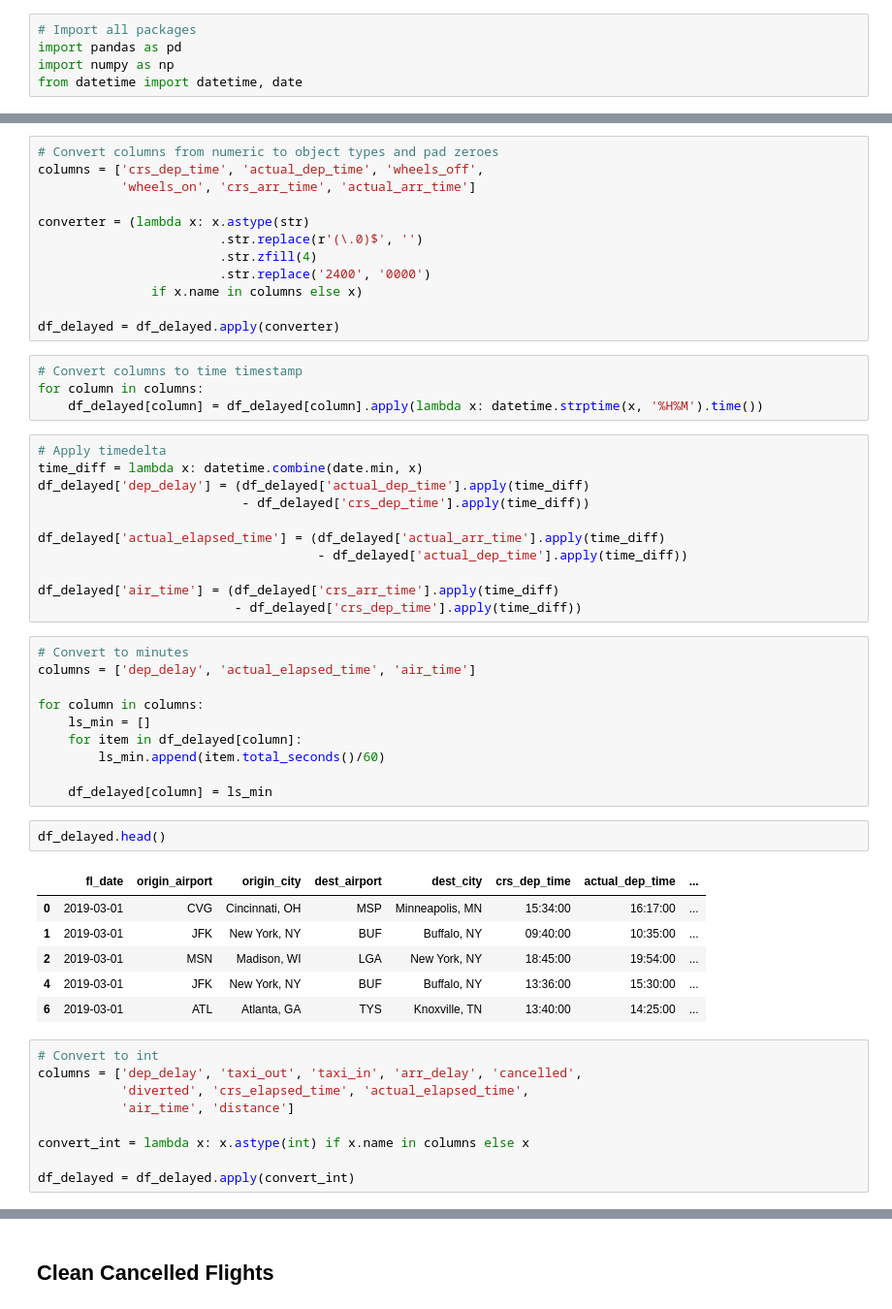
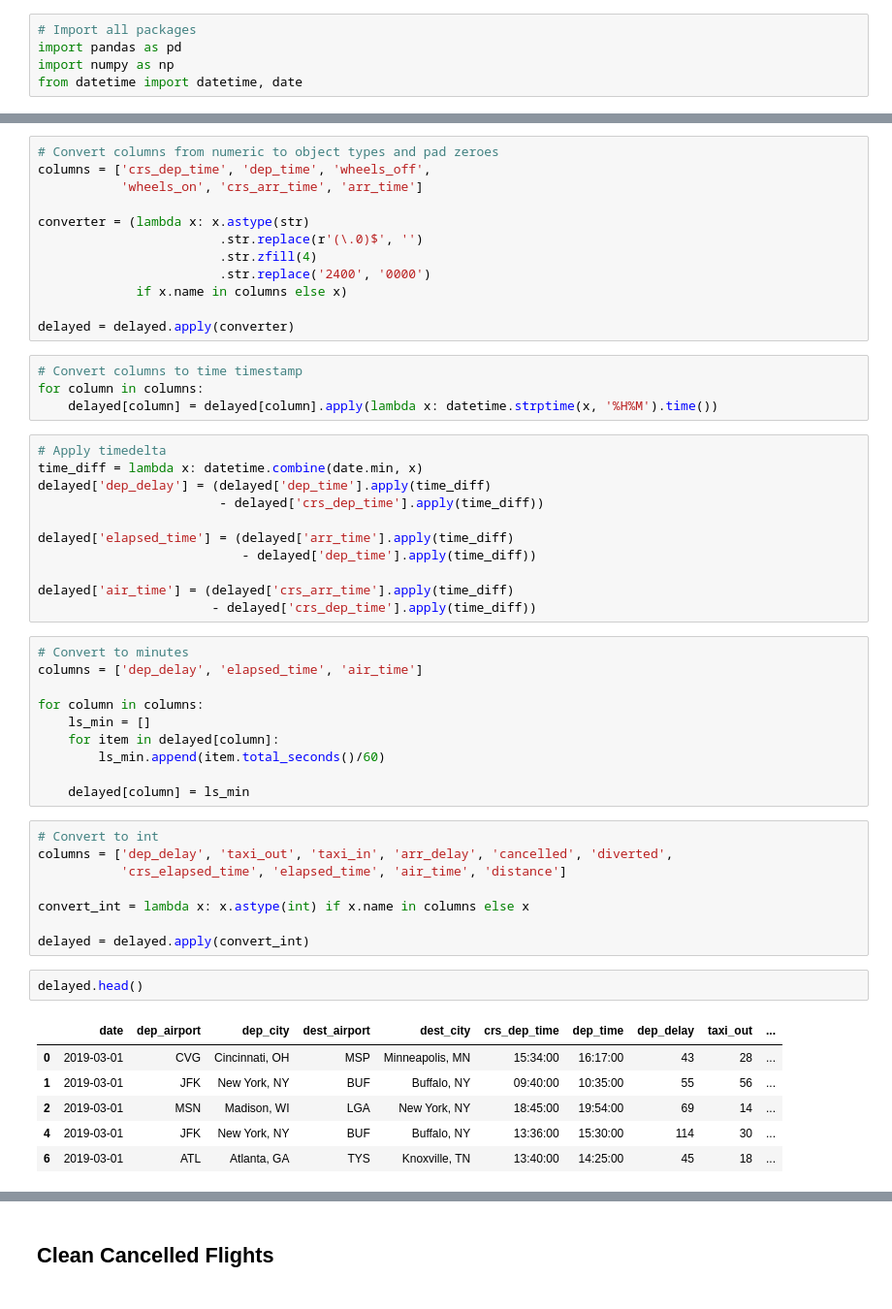
Before and after one commit to thaysmartinez/flights-data-exploration, a Jupyter notebook: clean-flights-data.ipynb, the cells around one changed output, grey strips where cells are left out. Shown at 97% size. Cells and saved outputs as stored; diff of their text form.

Commit message:
refactor: Rename DataFrame columns

```diff
--- a/clean-flights-data.ipynb
+++ b/clean-flights-data.ipynb
@@ -60,55 +67,54 @@ df_delayed['fl_date'] = pd.to_datetime(df_delayed['fl_date'])
 # %%
 # Convert columns from numeric to object types and pad zeroes
-columns = ['crs_dep_time', 'actual_dep_time', 'wheels_off',
-           'wheels_on', 'crs_arr_time', 'actual_arr_time']
+columns = ['crs_dep_time', 'dep_time', 'wheels_off',
+           'wheels_on', 'crs_arr_time', 'arr_time']
 
 converter = (lambda x: x.astype(str)
                         .str.replace(r'(\.0)$', '')
                         .str.zfill(4)
                         .str.replace('2400', '0000')
-               if x.name in columns else x)
+             if x.name in columns else x)
 
-df_delayed = df_delayed.apply(converter)
+delayed = delayed.apply(converter)
 # %%
 # Convert columns to time timestamp
 for column in columns:
-    df_delayed[column] = df_delayed[column].apply(lambda x: datetime.strptime(x, '%H%M').time())
+    delayed[column] = delayed[column].apply(lambda x: datetime.strptime(x, '%H%M').time())
 # %%
 # Apply timedelta
 time_diff = lambda x: datetime.combine(date.min, x)
-df_delayed['dep_delay'] = (df_delayed['actual_dep_time'].apply(time_diff)
-                           - df_delayed['crs_dep_time'].apply(time_diff))
+delayed['dep_delay'] = (delayed['dep_time'].apply(time_diff)
+                        - delayed['crs_dep_time'].apply(time_diff))
 
-df_delayed['actual_elapsed_time'] = (df_delayed['actual_arr_time'].apply(time_diff)
-                                     - df_delayed['actual_dep_time'].apply(time_diff))
+delayed['elapsed_time'] = (delayed['arr_time'].apply(time_diff)
+                           - delayed['dep_time'].apply(time_diff))
 
-df_delayed['air_time'] = (df_delayed['crs_arr_time'].apply(time_diff)
-                          - df_delayed['crs_dep_time'].apply(time_diff))
+delayed['air_time'] = (delayed['crs_arr_time'].apply(time_diff)
+                       - delayed['crs_dep_time'].apply(time_diff))
 # %%
 # Convert to minutes
-columns = ['dep_delay', 'actual_elapsed_time', 'air_time']
+columns = ['dep_delay', 'elapsed_time', 'air_time']
 
 for column in columns:
     ls_min = []
-    for item in df_delayed[column]:
+    for item in delayed[column]:
         ls_min.append(item.total_seconds()/60)
 
-    df_delayed[column] = ls_min
+    delayed[column] = ls_min
+# %%
+# Convert to int
+columns = ['dep_delay', 'taxi_out', 'taxi_in', 'arr_delay', 'cancelled', 'diverted',
+           'crs_elapsed_time', 'elapsed_time', 'air_time', 'distance']
+
+convert_int = lambda x: x.astype(int) if x.name in columns else x
+
+delayed = delayed.apply(convert_int)
 # %%
-df_delayed.head()
+delayed.head()
 # %% [output]
-|  | fl_date | origin_airport | origin_city | dest_airport | dest_city | crs_dep_time | actual_dep_time | ... |
-| 0 | 2019-03-01 | CVG | Cincinnati, OH | MSP | Minneapolis, MN | 15:34:00 | 16:17:00 | ... |
-| 1 | 2019-03-01 | JFK | New York, NY | BUF | Buffalo, NY | 09:40:00 | 10:35:00 | ... |
-| 2 | 2019-03-01 | MSN | Madison, WI | LGA | New York, NY | 18:45:00 | 19:54:00 | ... |
-| 4 | 2019-03-01 | JFK | New York, NY | BUF | Buffalo, NY | 13:36:00 | 15:30:00 | ... |
-| 6 | 2019-03-01 | ATL | Atlanta, GA | TYS | Knoxville, TN | 13:40:00 | 14:25:00 | ... |
+|  | date | dep_airport | dep_city | dest_airport | dest_city | crs_dep_time | dep_time | dep_delay | taxi_out | ... |
+| 0 | 2019-03-01 | CVG | Cincinnati, OH | MSP | Minneapolis, MN | 15:34:00 | 16:17:00 | 43 | 28 | ... |
+| 1 | 2019-03-01 | JFK | New York, NY | BUF | Buffalo, NY | 09:40:00 | 10:35:00 | 55 | 56 | ... |
+| 2 | 2019-03-01 | MSN | Madison, WI | LGA | New York, NY | 18:45:00 | 19:54:00 | 69 | 14 | ... |
+| 4 | 2019-03-01 | JFK | New York, NY | BUF | Buffalo, NY | 13:36:00 | 15:30:00 | 114 | 30 | ... |
+| 6 | 2019-03-01 | ATL | Atlanta, GA | TYS | Knoxville, TN | 13:40:00 | 14:25:00 | 45 | 18 | ... |
-# %%
-# Convert to int
-columns = ['dep_delay', 'taxi_out', 'taxi_in', 'arr_delay', 'cancelled',
-           'diverted', 'crs_elapsed_time', 'actual_elapsed_time',
-           'air_time', 'distance']
-
-convert_int = lambda x: x.astype(int) if x.name in columns else x
-
-df_delayed = df_delayed.apply(convert_int)
```
Also changed, not shown: parts of 35 cells of this notebook.
